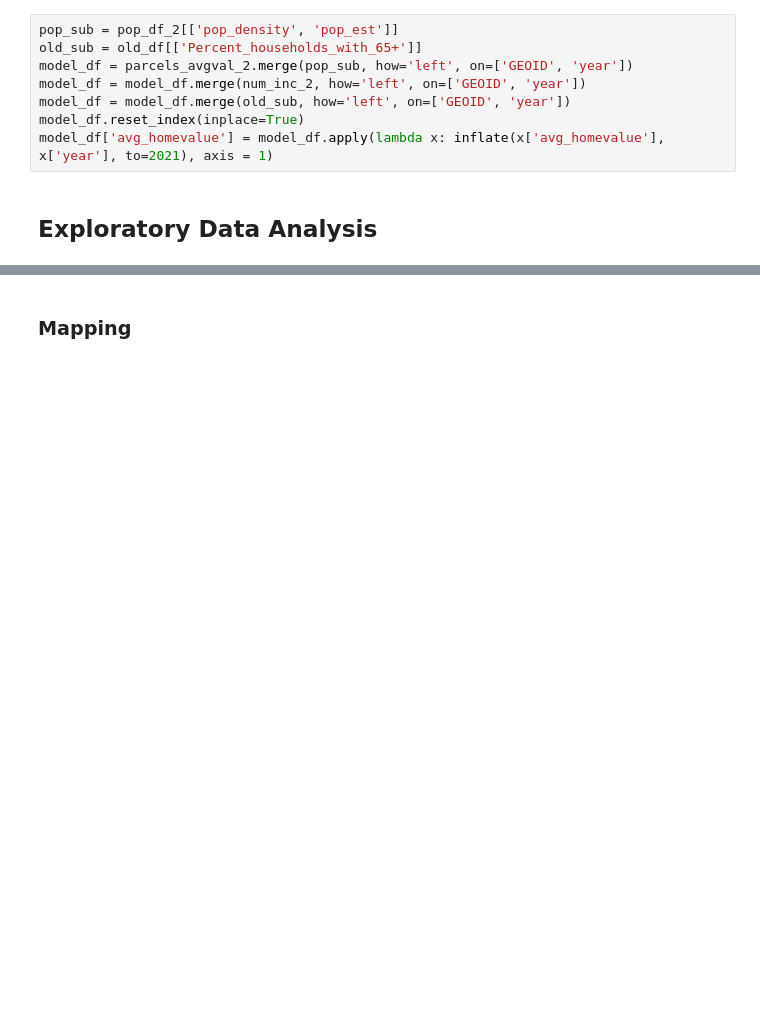
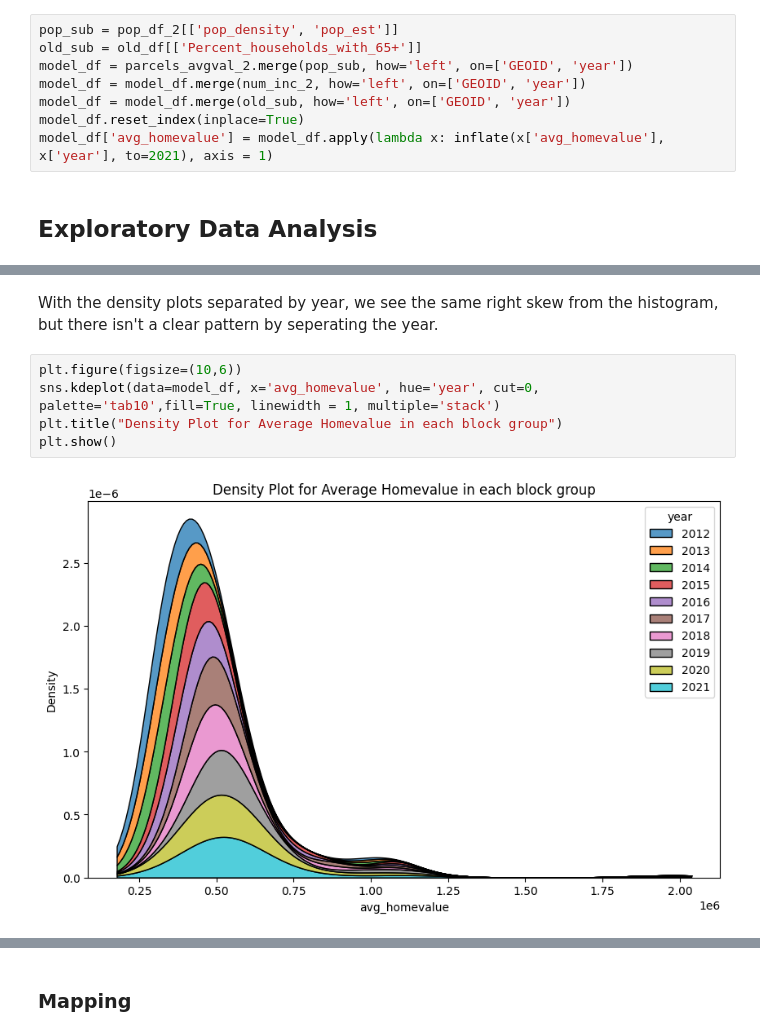
Before and after one commit to jordanlauritzen2/CRFR_Sp24_Project, a Jupyter notebook: CRFR_notebook.ipynb, the cells around one changed output, grey strips where cells are left out. Cells and saved outputs as stored; diff of their text form; blank space fills up the shorter version.

```diff
--- a/CRFR_notebook.ipynb
+++ b/CRFR_notebook.ipynb
@@ -553,0 +566,9 @@ model_df['avg_homevalue'] = model_df.apply(lambda x: inflate(x['avg_homevalue'],
+# %% [markdown]
+With the density plots separated by year, we see the same right skew from the histogram, but there isn't a clear pattern by seperating the year.
+# %%
+plt.figure(figsize=(10,6))
+sns.kdeplot(data=model_df, x='avg_homevalue', hue='year', cut=0, palette='tab10',fill=True, linewidth = 1, multiple='stack')
+plt.title("Density Plot for Average Homevalue in each block group")
+plt.show()
+# %% [output]
+[figure, added]
```
Also changed, not shown: parts of 27 cells of this notebook.
